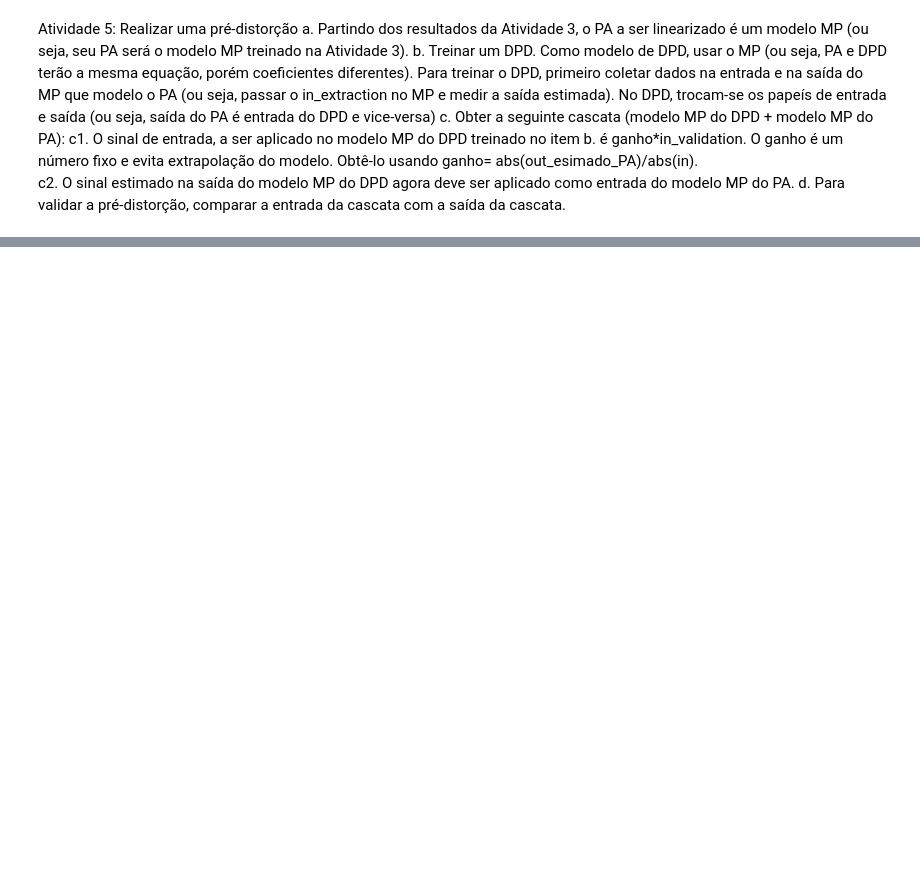
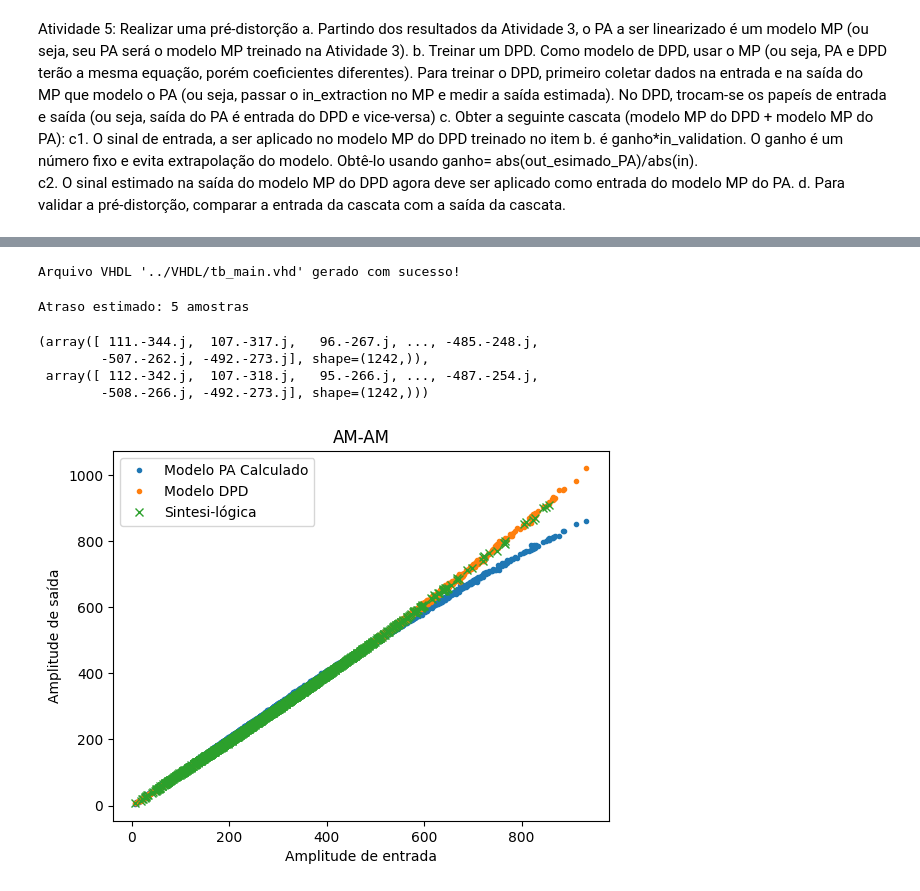
Before and after one commit to Je-Leo-AS/DPD, a Jupyter notebook: Master/M7 Coeficientes vhdl.ipynb, the cells around one changed output, grey strips where cells are left out. Cells and saved outputs as stored; diff of their text form; code cells hidden in the pictures; blank space fills up the shorter version.

```diff
--- a/Master/M7 Coeficientes vhdl.ipynb
+++ b/Master/M7 Coeficientes vhdl.ipynb
@@ -615,17 +622,19 @@ BEGIN
       {values}
 
       wait;
+      assert false report "Fim da simulacao" severity failure;
    end process;
 
 END;
 '''
 
 data_value = '''
-UR <= "{val_rel}";
-UI <= "{val_imag}";
-WAIT FOR clk_period;'''
+    UR <= "{val_rel}";
+    UI <= "{val_imag}";
+    WAIT FOR clk_period;
+'''
 
-inteiro_para_binario = lambda x, p_bits: format(x if x >= 0 else (1 << p_bits + 1) + x, f'0{p_bits + 1}b')
+inteiro_para_binario = lambda x, p_bits: format(x if x >= 0 else (1 << (p_bits + 1)) + x, f'0{p_bits + 1}b')
 
 inv_val = in_val_fixed
 
@@ -635,10 +644,12 @@ for value in inv_val.flatten():
         val_rel  = inteiro_para_binario(int(np.real(value)), p_bits),
         val_imag = inteiro_para_binario(int(np.imag(value)), p_bits)
     )
-tb_file = os.path.join("VHDL","tb_main.vhd")
+tb_file = os.path.join("..", "VHDL", "tb_main.vhd")
 
 # Escrevendo o conteúdo no arquivo
 with open(tb_file, "w") as f:
     f.write(init_msg.format(values = message))
 
 print(f"Arquivo VHDL '{tb_file}' gerado com sucesso!")
+# %% [output]
+Arquivo VHDL '../VHDL/tb_main.vhd' gerado com sucesso!
@@ -660,22 +656,79 @@ predicted_val_fixed_DPD
+# %%
+import pandas as pd
+import numpy as np
+import os
+
+out_signal = pd.read_csv(os.path.join(OUTPUT_DIR, 'simulation_output.txt'))
+out_signal = out_signal.astype(complex)
+
+out_sintesi = (out_signal['0'] + out_signal['0j']).values.flatten()
+pred = predicted_val_fixed_DPD.flatten()
+
+def estimate_delay(sim, ref, max_delay=50):
+    best_delay = 0
+    best_score = -np.inf
+
+    for d in range(max_delay + 1):
+        sim_d = sim[d:]
+        ref_d = ref[:len(sim_d)]
+
+        if len(sim_d) == 0 or len(ref_d) == 0:
+            continue
+
+        n = min(len(sim_d), len(ref_d))
+        sim_n = sim_d[:n]
+        ref_n = ref_d[:n]
+
+        score = np.abs(np.vdot(sim_n, ref_n))
+
+        if score > best_score:
+            best_score = score
+            best_delay = d
+
+    return best_delay
+
+delay = estimate_delay(out_sintesi, pred, max_delay=20)
+print(f"Atraso estimado: {delay} amostras")
+
+out_sintesi = out_sintesi[delay:]
+
+n = min(len(out_sintesi), len(pred))
+out_sintesi = out_sintesi[:n]
+pred = pred[:n]
+
+np.save("vetor_simulado.npy", out_sintesi)
+np.save("vetor_calculado.npy", pred)
+# %% [output]
+Atraso estimado: 5 amostras
+# %%
+out_sintesi, pred
+# %% [output]
+(array([ 111.-344.j,  107.-317.j,   96.-267.j, ..., -485.-248.j,
+        -507.-262.j, -492.-273.j], shape=(1242,)),
+ array([ 112.-342.j,  107.-318.j,   95.-266.j, ..., -487.-254.j,
+        -508.-266.j, -492.-273.j], shape=(1242,)))
 # %%
 nmse_calculo_sim = lambda predicted_val, data_out:10 * np.log10(np.mean(np.abs(data_out - predicted_val) ** 2) / np.mean(np.abs(data_out) ** 2))
 
 predicted_val_fixed_pre = predicted_val_fixed_DPD.reshape(-1, 1)
-in_val_fixed = np.array(in_val_fixed)
+# in_val_fixed = np.array(in_val_fixed)
 
 # out_sintesi = out_sintesi[100:]
 nmse_sintese = nmse_calculo_sim(predicted_val_fixed_pre[:out_sintesi.shape[0]], out_sintesi)
 fig, ax = plt.subplots()
-ax.plot(np.abs(in_val_fixed[M:]), np.abs(predicted_val_fixed_DPD), '.', label='Python')
+ax.plot(np.abs(in_val_fixed[M:]),np.abs(predicted_val_fixed_PA), '.', label='Modelo PA Calculado')
+ax.plot(np.abs(in_val_fixed[M:]),np.abs(predicted_val_fixed_DPD), '.', label='Modelo DPD')
 ax.plot(np.abs(in_val_fixed[M:M + len(out_sintesi)]), np.abs(out_sintesi), 'x', label='Sintesi-lógica')
 # ax.set_xlim([0, 2 ** p_bits])
 # ax.set_ylim([0, 2 ** p_bits])
 
 ax.set_xlabel('Amplitude de entrada')
 ax.set_ylabel('Amplitude de saída')
 ax.set_title('AM-AM')
 ax.legend()
 fig.show()
+# %% [output]
+[figure, added]
 # %%
 import pandas as pd
 
```
Also changed, not shown: parts of 17 cells of this notebook, 21 other files.
